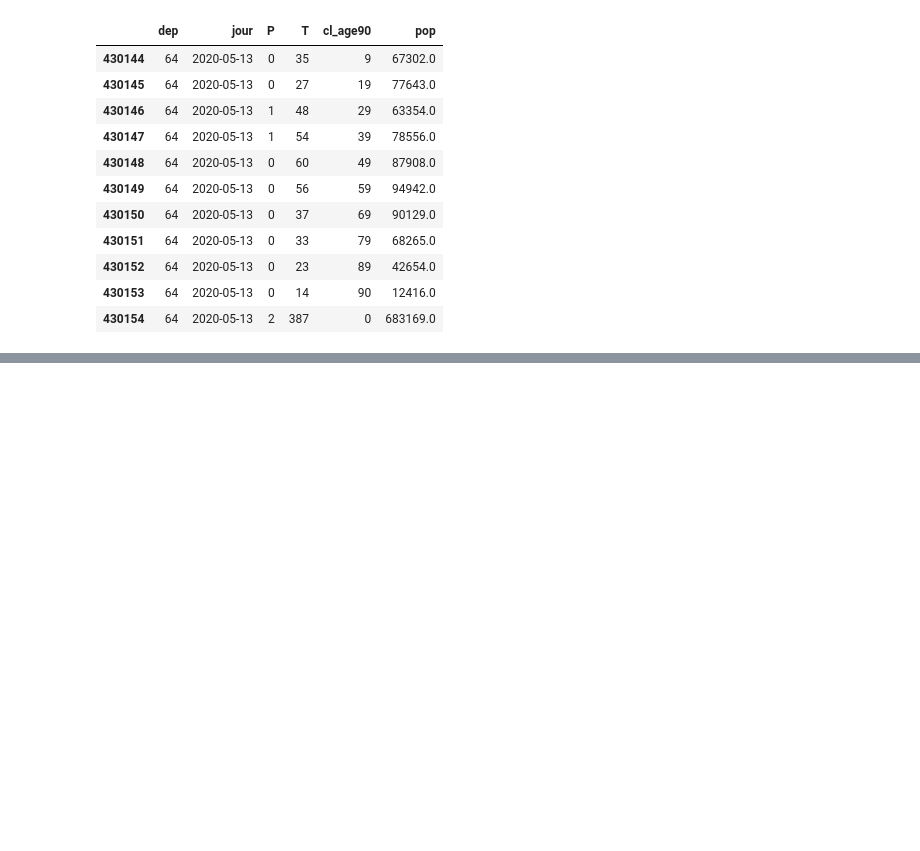
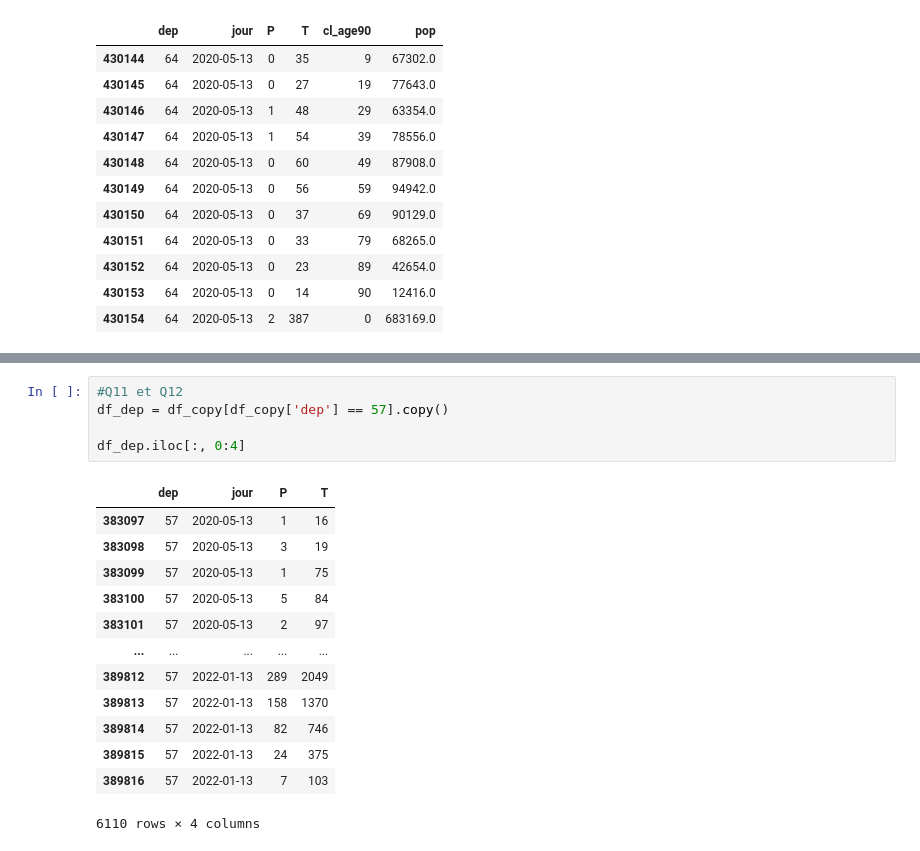
Before and after one commit to Lens11/IMT_cours, a Jupyter notebook: Initiation/Pandas/TP_Pandas.ipynb, the cells around one changed output, grey strips where cells are left out. Saved outputs shown, nothing was run; the diff lists cells and outputs as text; blank space fills up the shorter version.

```diff
--- a/Initiation/Pandas/TP_Pandas.ipynb
+++ b/Initiation/Pandas/TP_Pandas.ipynb
@@ -104,0 +138,19 @@ view = df[0,]
+# %%
+#Q11 et Q12
+df_dep = df_copy[df_copy['dep'] == 57].copy()
+
+df_dep.iloc[:, 0:4]
+# %% [output]
+|  | dep | jour | P | T |
+| 383097 | 57 | 2020-05-13 | 1 | 16 |
+| 383098 | 57 | 2020-05-13 | 3 | 19 |
+| 383099 | 57 | 2020-05-13 | 1 | 75 |
+| 383100 | 57 | 2020-05-13 | 5 | 84 |
+| 383101 | 57 | 2020-05-13 | 2 | 97 |
+| ... | ... | ... | ... | ... |
+| 389812 | 57 | 2022-01-13 | 289 | 2049 |
+| 389813 | 57 | 2022-01-13 | 158 | 1370 |
+| 389814 | 57 | 2022-01-13 | 82 | 746 |
+| 389815 | 57 | 2022-01-13 | 24 | 375 |
+| 389816 | 57 | 2022-01-13 | 7 | 103 |
+6110 rows × 4 columns
```
Also changed, not shown: parts of 9 cells of this notebook.
